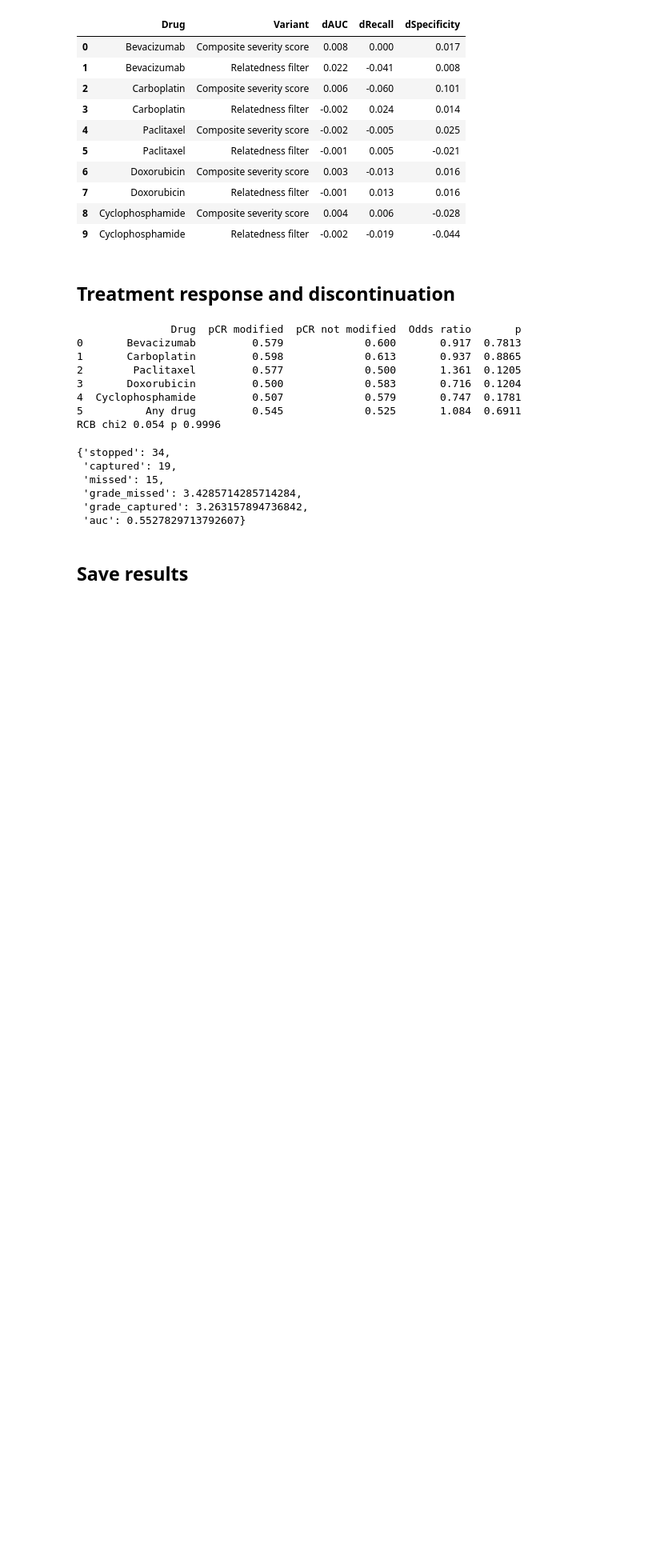
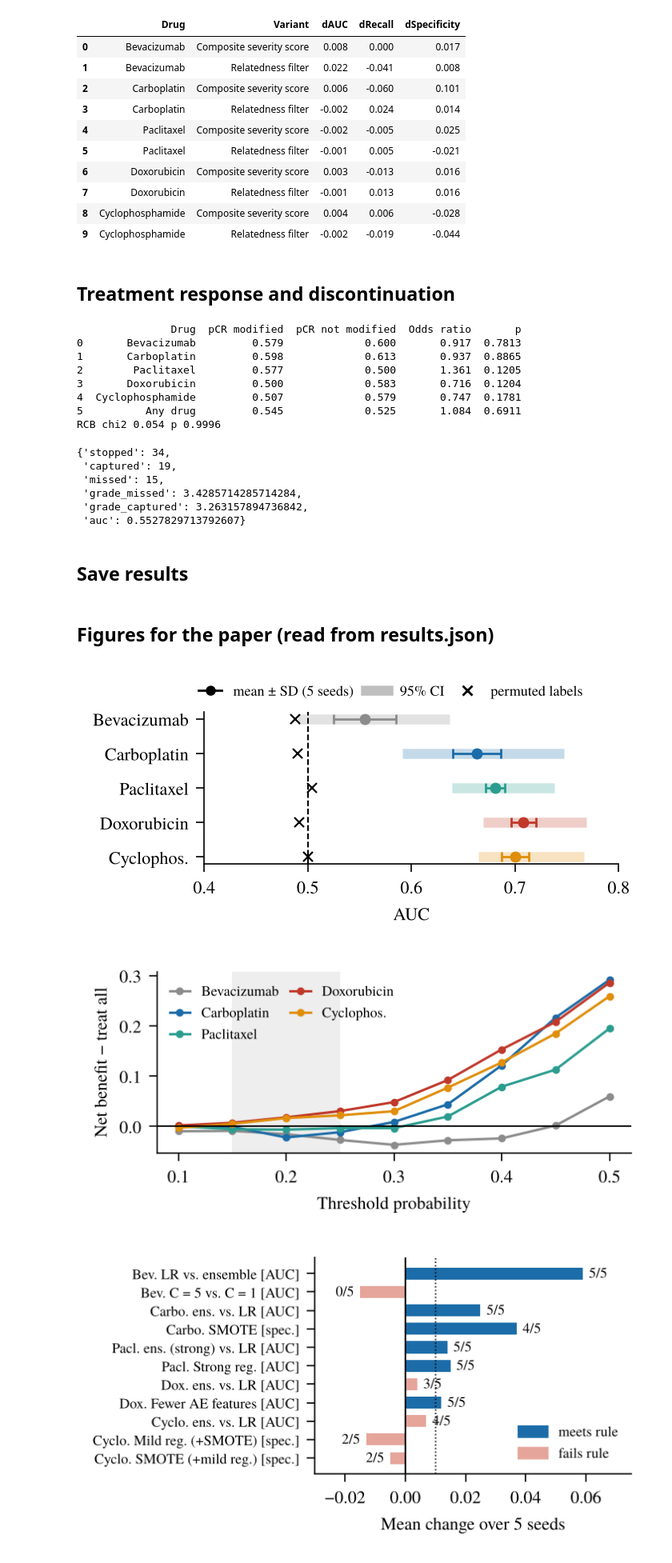
Before and after one commit to sama6064/RAQEEB_AI, a Jupyter notebook: RAQEEB.ipynb, the cells around one changed output. Shown at 80% size. Saved outputs shown, nothing was run; the diff lists cells and outputs as text; code cells hidden in the pictures; blank space fills up the shorter version.

Commit message:
Add figure cell

```diff
--- a/RAQEEB.ipynb
+++ b/RAQEEB.ipynb
@@ -930,3 +930,75 @@ def conv(o):
     if isinstance(o, np.bool_): return bool(o)
     return str(o)
 json.dump(res, open("results.json", "w"), indent=1, default=conv)
+# %% [markdown]
+## Figures for the paper (read from results.json)
+# %%
+import json
+import numpy as np
+import pandas as pd
+import matplotlib.pyplot as plt
+from matplotlib import font_manager
+
+for f in font_manager.findSystemFonts():
+    if "texgyretermes" in f.lower() or "liberationserif" in f.lower():
+        font_manager.fontManager.addfont(f)
+plt.rcParams.update({"font.family": "serif", "font.serif": ["TeX Gyre Termes", "Liberation Serif", "DejaVu Serif"],
+                     "font.size": 8, "axes.spines.top": False, "axes.spines.right": False, "axes.linewidth": 0.6,
+                     "xtick.major.width": 0.6, "ytick.major.width": 0.6, "legend.frameon": False, "savefig.dpi": 600})
+R = json.load(open("results.json"))
+DR = ["Bevacizumab", "Carboplatin", "Paclitaxel", "Doxorubicin", "Cyclophosphamide"]
+COL = {"Bevacizumab": "#8c8c8c", "Carboplatin": "#1b6ca8", "Paclitaxel": "#2a9d8f", "Doxorubicin": "#c0392b", "Cyclophosphamide": "#e08e0b"}
+
+t2 = {r["Drug"]: r for r in R["table2_fully_nested"]}
+ci = {r["Drug"]: r for r in R["ci_seed_averaged"]}
+pm = {r["Drug"]: r for r in R["permuted20"]}
+fig, ax = plt.subplots(figsize=(3.45, 1.6))
+for k, d in enumerate(DR[::-1]):
+    lo, hi = map(float, ci[d]["AUC 95% CI"].split("-"))
+    m, sd = map(float, t2[d]["AUC"].replace("±", " ").split())
+    ax.plot([lo, hi], [k, k], color=COL[d], lw=4.5, alpha=0.25, solid_capstyle="butt")
+    ax.errorbar(m, k, xerr=sd, fmt="o", color=COL[d], ms=4, capsize=2, lw=1)
+    ax.plot(pm[d]["Permuted AUC mean"], k, marker="x", color="k", ms=4, mew=0.8)
+ax.axvline(0.5, ls="--", lw=0.7, color="k")
+ax.set_yticks(range(5)); ax.set_yticklabels([d.replace("Cyclophosphamide", "Cyclophos.") for d in DR[::-1]])
+ax.set_xlim(0.40, 0.80); ax.set_xlabel("AUC")
+from matplotlib.lines import Line2D
+ax.legend(handles=[Line2D([], [], marker="o", color="k", lw=1, ms=3.5, label="mean ± SD (5 seeds)"),
+                   Line2D([], [], color="k", lw=4.5, alpha=0.25, label="95% CI"),
+                   Line2D([], [], marker="x", color="k", lw=0, ms=4, label="permuted labels")],
+          loc="lower center", bbox_to_anchor=(0.45, 1.0), ncol=3, fontsize=6.5, handlelength=1.6, columnspacing=0.8)
+plt.tight_layout(pad=0.3); plt.savefig("fig1_auc.png"); plt.show()
+
+dca = pd.DataFrame(R["dca"])
+fig, ax = plt.subplots(figsize=(3.45, 1.6))
+ax.axvspan(0.15, 0.25, color="#eeeeee", lw=0)
+for d in DR:
+    g = dca[dca["Drug"] == d]
+    ax.plot(g["Threshold"], g["NB model"] - g["NB treat-all"], marker="o", ms=2.5, lw=1.1, color=COL[d],
+            label=d.replace("Cyclophosphamide", "Cyclophos."))
+ax.axhline(0, color="k", lw=0.7)
+ax.set_xlabel("Threshold probability"); ax.set_ylabel("Net benefit − treat all")
+ax.legend(fontsize=6.5, ncol=2, loc="upper left", handlelength=1.4, columnspacing=0.8)
+plt.tight_layout(pad=0.3); plt.savefig("fig2_dca.png"); plt.show()
+
+sr = pd.DataFrame(R["seed_rule"])
+ab = {"Bevacizumab": "Bev.", "Carboplatin": "Carbo.", "Paclitaxel": "Pacl.", "Doxorubicin": "Dox.", "Cyclophosphamide": "Cyclo."}
+short = lambda c: (c.replace(" instead of ", " vs. ").replace("regularization", "reg.").replace("Ensemble", "ens.")
+                     .replace("(with SMOTE)", "(+SMOTE)").replace("(with mild reg.)", "(+mild reg.)"))
+lab = [f"{ab[r.Drug]} {short(r.Change)} [{'spec.' if r.Metric == 'Specificity' else 'AUC'}]" for r in sr.itertuples()]
+fig, ax = plt.subplots(figsize=(3.45, 1.8))
+y = np.arange(len(sr))[::-1]
+cols = ["#1b6ca8" if ok else "#e5a59a" for ok in sr["Meets rule"]]
+ax.barh(y, sr["Mean change"], color=cols, height=0.65)
+for yy, v, s in zip(y, sr["Mean change"], sr["Seeds improved"]):
+    ax.text(v + (0.002 if v >= 0 else -0.002), yy, f"{int(s)}/5", va="center", ha="left" if v >= 0 else "right", fontsize=6.5)
+ax.axvline(0, color="k", lw=0.7); ax.axvline(0.01, color="k", lw=0.6, ls=":")
+ax.set_yticks(y); ax.set_yticklabels(lab, fontsize=6.5); ax.set_xlabel("Mean change over 5 seeds")
+ax.set_xlim(-0.03, 0.075); ax.set_xticks([-0.02, 0, 0.02, 0.04, 0.06])
+from matplotlib.patches import Patch
+ax.legend(handles=[Patch(color="#1b6ca8", label="meets rule"), Patch(color="#e5a59a", label="fails rule")], fontsize=6.5, loc="lower right")
+plt.tight_layout(pad=0.3); plt.savefig("fig3_rule.png"); plt.show()
+# %% [output]
+[figure, added]
+[figure, added]
+[figure, added]
```
